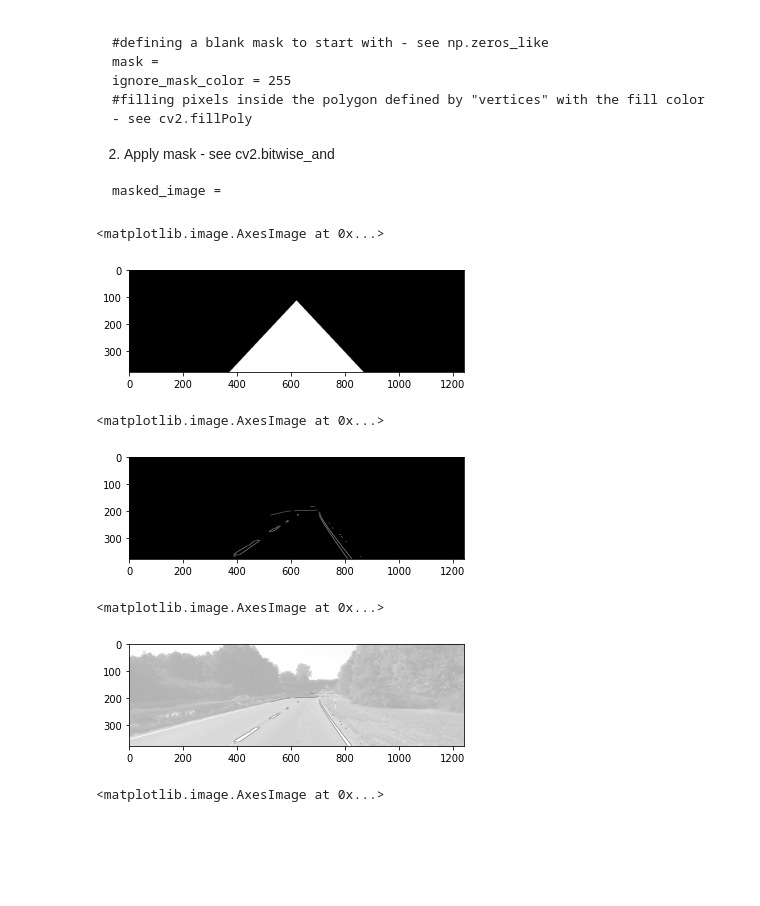
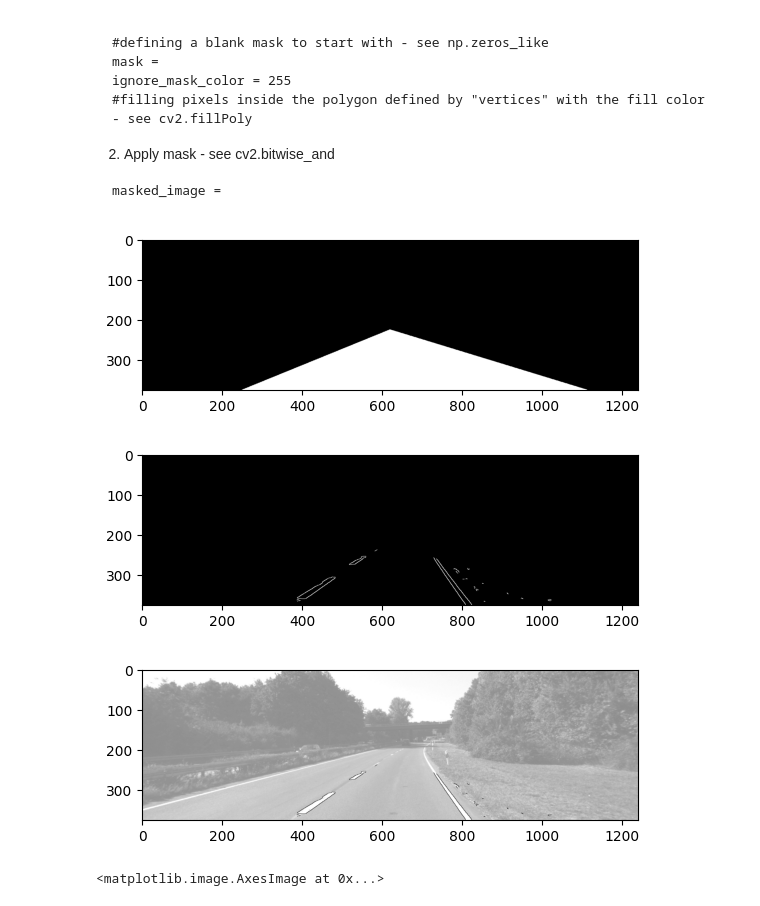
Before and after one commit to Miraa17/Data-Acquisition, a Jupyter notebook: p1_w1_edges.ipynb, the cells around one changed output. Drawn from its saved outputs; the diff is of its cells as text; code cells hidden in the pictures; blank space fills up the shorter version.

```diff
--- a/p1_w1_edges.ipynb
+++ b/p1_w1_edges.ipynb
@@ -77,10 +79,15 @@ Mounted at /content/drive
 # %%
 #TODO: read test image - see cv2.imread
 #code here
-
+image=cv2.imread("/content/drive/My Drive/um_000093.png")
 #TODO: BGR to RGB - see cv2.cvtColor
 #code here
+??cv2.cvtColor
+image_rgb=cv2.cvtColor(image,cv2.COLOR_BGR2RGB)
 
 #TODO: print out input image - see plt.imshow from matplotlib.pyplot: https://matplotlib.org/api/pyplot_api.html
 #code here
+
+plt.imshow(image_rgb)
+plt.show()
 # %% [output]
@@ -89,6 +95,13 @@ Mounted at /content/drive
 # %%
 #TODO: apply the grayscale transform - see cv2.cvtColor
 #code here
+gray=cv2.cvtColor(image_rgb,cv2.COLOR_RGB2GRAY)
+
+#TODO: print out grayscale image - see plt.imshow
+#code here
+plt.imshow(gray,cmap='gray')
+plt.show()
+
 
 #TODO: print grayscale image
 #code here
@@ -104,6 +116,11 @@ kernel_size = 5 # Must be an odd number (3, 5, 7...)
 #TODO: apply Gaussian Smoothing - see cv2.GaussianBlur
 #code here
 
+smoothed_img = cv2.GaussianBlur(gray, (kernel_size, kernel_size), 0)
+
 #TODO: print smoothed grayscale image - see plt.imshow
 #code here
+
+plt.imshow(smoothed_img,cmap='gray')
+plt.show()
 # %% [output]
@@ -119,6 +135,11 @@ high_threshold = 240
 #TODO: apply Canny - see cv2.Canny
 #code here
 
+canny_img = cv2.Canny(smoothed_img, low_threshold, high_threshold)
+
 #TODO: print Canny edges - see plt.imshow
 #code here
+
+plt.imshow(canny_img,cmap='gray')
+plt.show()
 # %% [output]
@@ -154,51 +174,71 @@ masked_image =
 # %%
 # Region of Interest
 
 #TODO: define vertices (empirically chosen triangle adjusted to the size of the image)
 #code here
 rows, cols = image.shape[:2]
-A =
-B =
-C =
+A = (cols * 0.2 , rows)
+B = (int(cols * 0.9), rows)
+C = (int(cols * 0.5), rows*0.6)
 vertices = np.array([[A, B, C]], dtype=np.int32)
 
 #TODO: create the mask - see cv2.fillPoly
 #code here
+
+mask = np.zeros_like(canny_img)
+
+??cv2.fillPoly
+
 # defining a mask to start with
-mask =
+
+
 ignore_mask_color = 255
 
 # filling pixels inside the polygon defined by "vertices" with the fill color
 #code here
 
+cv2.fillPoly(mask, vertices, ignore_mask_color)
+
+
 #TODO: print mask
 #code here
+
+plt.imshow(mask,cmap='gray')
+plt.show()
 # %% [output]
-<matplotlib.image.AxesImage at 0x...>
-[figure, old version]
+[figure, new version]
 # %%
 #TODO: Apply the mask to Canny edges - see cv2.bitwise_and
 #code here
 
+masked_img=cv2.bitwise_and(canny_img,mask)
+
 #TODO: print masked Canny edges - see plt.imshow
 #code here
+
+plt.imshow(masked_img,cmap='gray')
+plt.show()
 # %% [output]
-<matplotlib.image.AxesImage at 0x...>
-[figure, old version]
+[figure, new version]
 # %%
 #overlap grayscale image and edges
 
 #inverse the masked edges (edge in black, everything else white)
 #code here
 
+inverted_edges=cv2.bitwise_not(masked_img)
+
 #overlap to initial grayscale image - see cv2.addWeighted
 #code here
 
+edges_over_gray=cv2.addWeighted(gray,0.2,inverted_edges,0.3,0)
+
 #print overlapped image
+
 plt.imshow(edges_over_gray, cmap='gray')
+plt.show()
 # %% [output]
-<matplotlib.image.AxesImage at 0x...>
-[figure, old version]
+[figure, new version]
 # %%
 #TODO: define the following steps as functions
 
```
Also changed, not shown: parts of 5 cells of this notebook.
